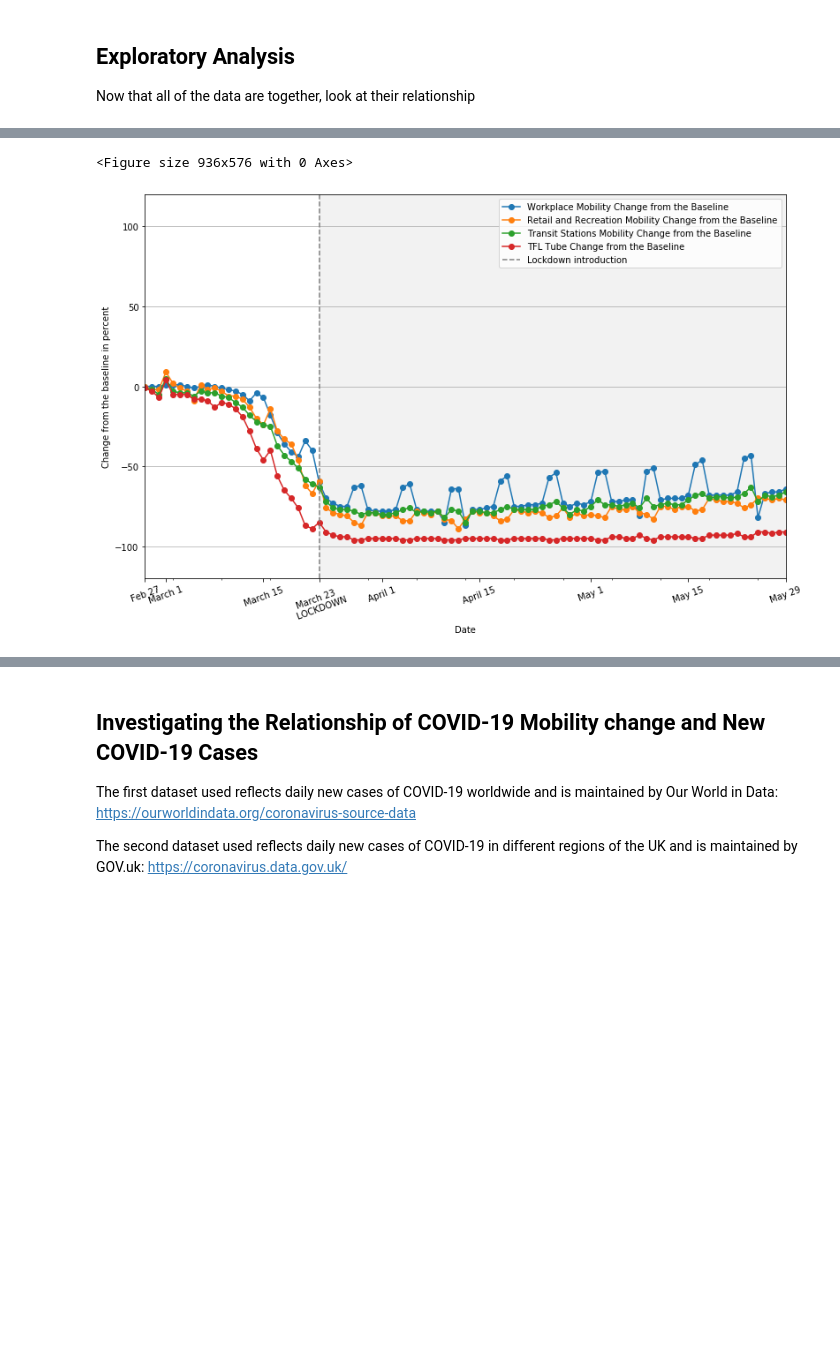
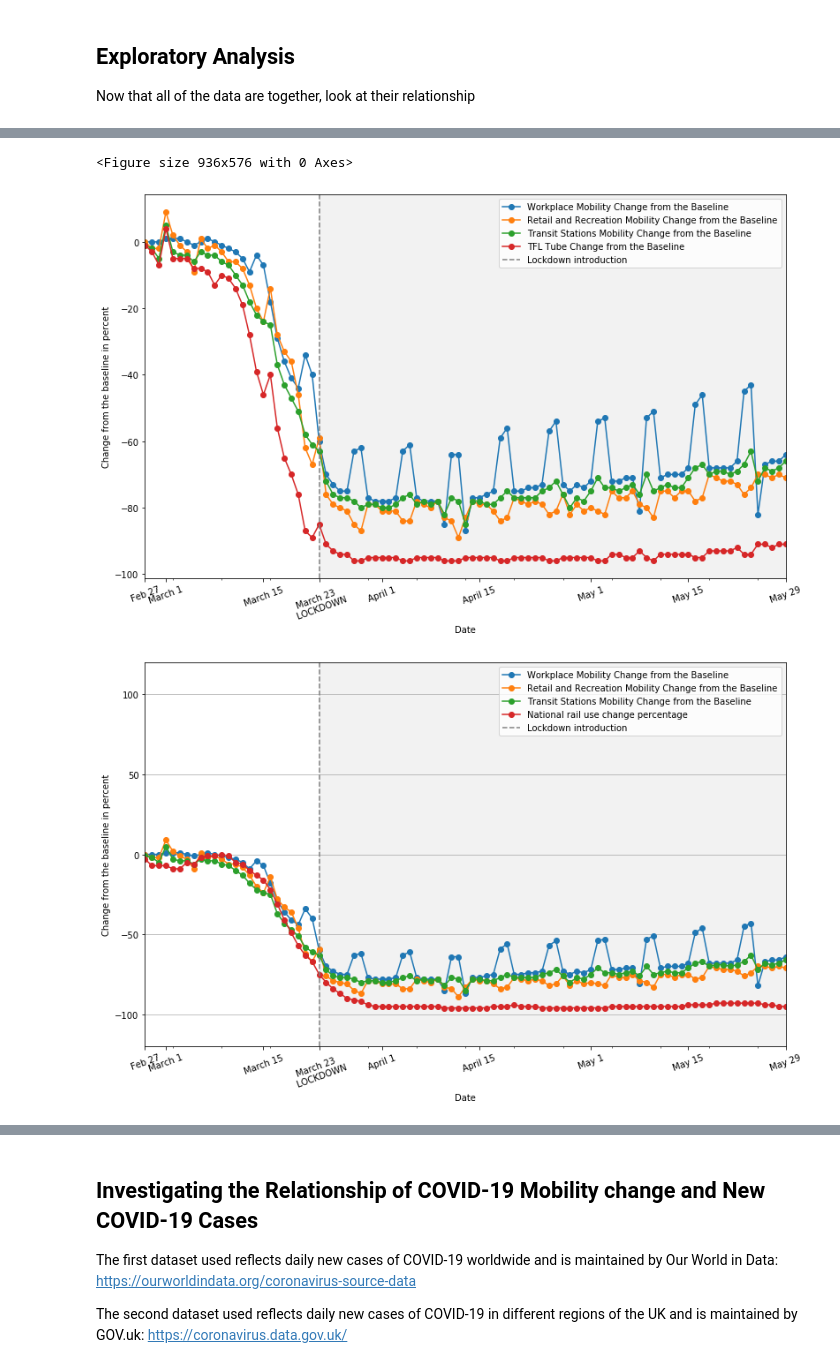
Before and after one commit to IuliiaZaitova/COVID_Prediction_London_National_Transport_Use, a Jupyter notebook: UK_transport.ipynb, the cells around one changed output, grey strips where cells are left out. Cells and saved outputs as stored; diff of their text form; code cells hidden in the pictures; blank space fills up the shorter version.

Commit message:
Add National Rail Transport, drop irrelevant mobility features

```diff
--- a/UK_transport.ipynb
+++ b/UK_transport.ipynb
@@ -164,7 +141,8 @@ tfl_tube
 To make the further analysis easier, combine the data into a single DataFrame that allows to analyze the different features with respect to each other. It can be done by merging the two DataFrames together, joining them on the `Date` column they have in common.
 # %%
 df_uk = pd.merge(london_mobility, tfl_tube, how='left', on='Date')
-df_uk.rename(columns={'Percentage': 'Tfl Tube use change percentage'}, inplace=True)
+df_uk = pd.merge(df_uk, national_rail, how='left', on='Date')
+
 # check for missing values
 df_uk.isna().any()
 df_uk
@@ -203,0 +227,4 @@ df_uk.corr()
+# %%
+# Since irrelevant features are the same for both National Rail and TfL Tube, drop them
+df_uk.drop(columns=['grocery_and_pharmacy_percent_change_from_baseline', 'parks_percent_change_from_baseline', 'residential_percent_change_from_baseline', 'grocery_and_pharmacy_percent_change_from_baseline'], inplace=True)
+df_uk.head()
@@ -204,21 +238,35 @@ df_uk.corr()
 # %%
-# plot the data on one graph
+# plot the TfL Tube and National Rail with mobility features that have more than 90% correlation
 plt.figure(figsize = (13, 8))
 ax = df_uk.plot(figsize = (13, 8), x='Date', y='workplaces_percent_change_from_baseline', label = 'Workplace Mobility Change from the Baseline', marker = 'o')
 df_uk.plot(x='Date', y='retail_and_recreation_percent_change_from_baseline', label = 'Retail and Recreation Mobility Change from the Baseline', ax=ax, marker = 'o')
 df_uk.plot(x='Date', y='transit_stations_percent_change_from_baseline', label = 'Transit Stations Mobility Change from the Baseline', ax=ax, marker = 'o')
-
 df_uk.plot(x='Date', y='Tfl Tube use change percentage', label = 'TFL Tube Change from the Baseline', ax=ax, marker = 'o')
-plt.axvline(x='2020-03-23', color='gray', linestyle='--', label = 'Lockdown introduction')
+ax.axvline(x='2020-03-23', color='gray', linestyle='--', label = 'Lockdown introduction')
 ax.axvspan('2020-03-23', '2020-05-29', alpha=0.1, color='gray')
 ax.set_ylabel('Change from the baseline in percent')
 ax.set_xlabel('Date')
 plt.xticks(['2020-02-27', '2020-03-01', '2020-03-15', '2020-03-23', '2020-04-01', '2020-04-15', '2020-05-01', '2020-05-15', '2020-05-29'], ['Feb 27', 'March 1', 'March 15', 'March 23 \n LOCKDOWN', 'April 1', 'April 15', 'May 1', 'May 15', 'May 29'],rotation=20)
+
+
+fig = df_uk.plot(figsize = (13, 8), x='Date', y='workplaces_percent_change_from_baseline', label = 'Workplace Mobility Change from the Baseline', marker = 'o')
+df_uk.plot(x='Date', y='retail_and_recreation_percent_change_from_baseline', label = 'Retail and Recreation Mobility Change from the Baseline', ax=fig, marker = 'o')
+df_uk.plot(x='Date', y='transit_stations_percent_change_from_baseline', label = 'Transit Stations Mobility Change from the Baseline', ax=fig, marker = 'o')
+df_uk.plot(x='Date', y='National rail use change percentage', label = 'National rail use change percentage', ax=fig, marker = 'o')
+fig.axvline(x='2020-03-23', color='gray', linestyle='--', label = 'Lockdown introduction')
+fig.axvspan('2020-03-23', '2020-05-29', alpha=0.1, color='gray')
+fig.set_ylabel('Change from the baseline in percent')
+fig.set_xlabel('Date')
+
+
+plt.xticks(['2020-02-27', '2020-03-01', '2020-03-15', '2020-03-23', '2020-04-01', '2020-04-15', '2020-05-01', '2020-05-15', '2020-05-29'], ['Feb 27', 'March 1', 'March 15', 'March 23 \n LOCKDOWN', 'April 1', 'April 15', 'May 1', 'May 15', 'May 29'],rotation=20)
 plt.ylim(-120, 120)
 plt.grid(axis='y')
-plt.legend()
+ax.legend()
+fig.legend()
 plt.show()
 # %% [output]
 <Figure size 936x576 with 0 Axes>
-[figure, old version]
+[figure, new version]
+[figure, added]
 # %% [markdown]
```
Also changed, not shown: parts of 24 cells of this notebook.
